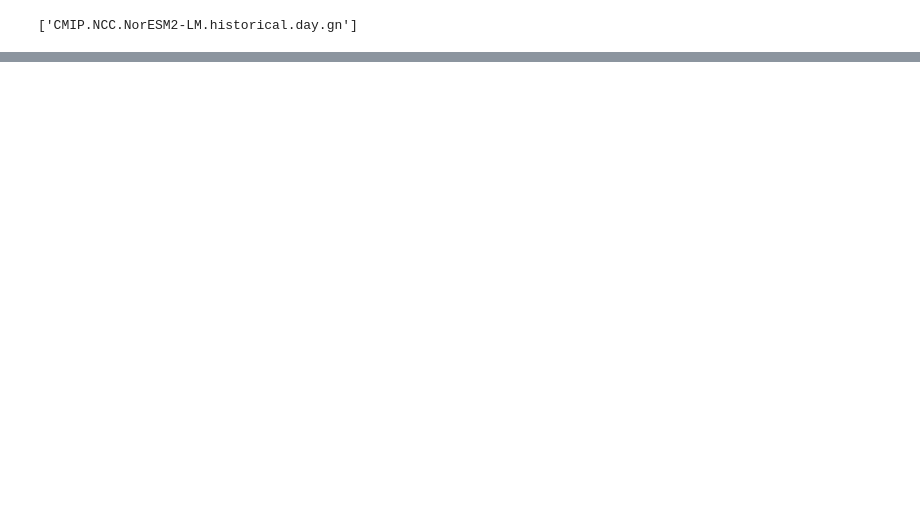
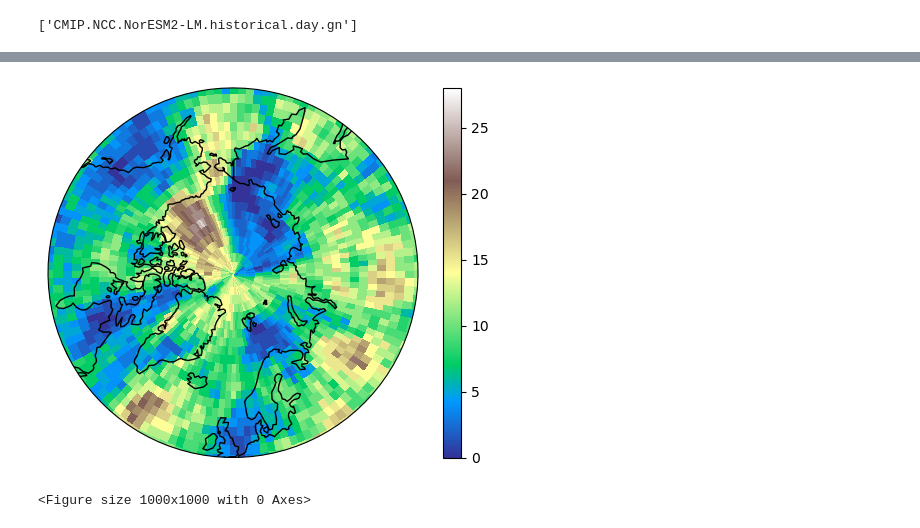
Before and after one commit to eScience-course/Tjaernoe2022-group5, a Jupyter notebook: notebooks/Remy/test_pangeo.ipynb, the cells around one changed output, grey strips where cells are left out. Drawn from its saved outputs; the diff is of its cells as text; code cells hidden in the pictures; blank space fills up the shorter version.

```diff
--- a/notebooks/Remy/test_pangeo.ipynb
+++ b/notebooks/Remy/test_pangeo.ipynb
@@ -198,0 +254,62 @@ dset1
+# %%
+excess14 = ivt.sel(time=slice("2014-01-01", "2014-12-31"))
+excess14 = excess14-q98
+excess14 = xr.where(excess14>0,1,excess*0)
+
+pole='Arctic'
+
+if pole=='Antarctic':
+    ax1 = plt.subplot(1,1,1,projection=ccrs.SouthPolarStereo())
+    ax1.set_extent([-180,180,-50,-90], ccrs.PlateCarree())
+else:
+    ax1 = plt.subplot(1,1,1,projection=ccrs.NorthPolarStereo())
+    ax1.set_extent([-180,180,50,90], ccrs.PlateCarree())
+
+ax1.add_feature(cartopy.feature.LAND,edgecolor='k',zorder=4,facecolor=(0.5,0.5,0.5,0))
+
+theta = np.linspace(0, 2*np.pi, 100)
+center, radius = [0.5, 0.5], 0.5
+verts = np.vstack([np.sin(theta), np.cos(theta)]).T
+circle = mpath.Path(verts * radius + center)
+ax1.set_boundary(circle, transform=ax1.transAxes)
+m = ax1.pcolormesh(lon_,lat_,excess14.sum(dim='time'),transform=ccrs.PlateCarree(),cmap='terrain')
+
+#plt.pcolormesh(excess.sum(dim='time'))
+plt.colorbar(m)
+plt.show()
+# %% [output]
+[figure, added]
+# %%
+pole='Arctic'
+
+from matplotlib import rc,animation
+
+fig = plt.figure(figsize = (10,10))
+
+def animation_(vertical_array):
+    rc('animation', html='html5')
+    if pole=='Antarctic':
+        ax1 = plt.subplot(1,1,1,projection=ccrs.SouthPolarStereo())
+        ax1.set_extent([-180,180,-50,-90], ccrs.PlateCarree())
+    else:
+        ax1 = plt.subplot(1,1,1,projection=ccrs.NorthPolarStereo())
+        ax1.set_extent([-180,180,50,90], ccrs.PlateCarree())
+    ax1.add_feature(cartopy.feature.LAND,edgecolor='k',zorder=4,facecolor=(0.5,0.5,0.5,0))
+    theta = np.linspace(0, 2*np.pi, 100)
+    center, radius = [0.5, 0.5], 0.5
+    verts = np.vstack([np.sin(theta), np.cos(theta)]).T
+    circle = mpath.Path(verts * radius + center)
+    ax1.set_boundary(circle, transform=ax1.transAxes)
+    cax1 = ax1.pcolormesh(lon_,lat_,vertical_array[0],transform=ccrs.PlateCarree(),cmap='Blues',vmin=0,vmax=1)
+    cbar = plt.colorbar(cax1)
+
+    def animate(i):
+        cax1.set_array(vertical_array[i])
+        ax1.set_title(vertical_array[i].time.values.astype('datetime64[D]'))
+
+    anim = animation.FuncAnimation(fig, animation_(excess14), interval=150, frames=excess14.shape[0])
+    video = anim.to_jshtml()
+    html = display.HTML(video)
+    display.display(html)
+# %% [output]
+<Figure size 1000x1000 with 0 Axes>
```
Also changed, not shown: parts of 11 cells of this notebook, 1 other file.
